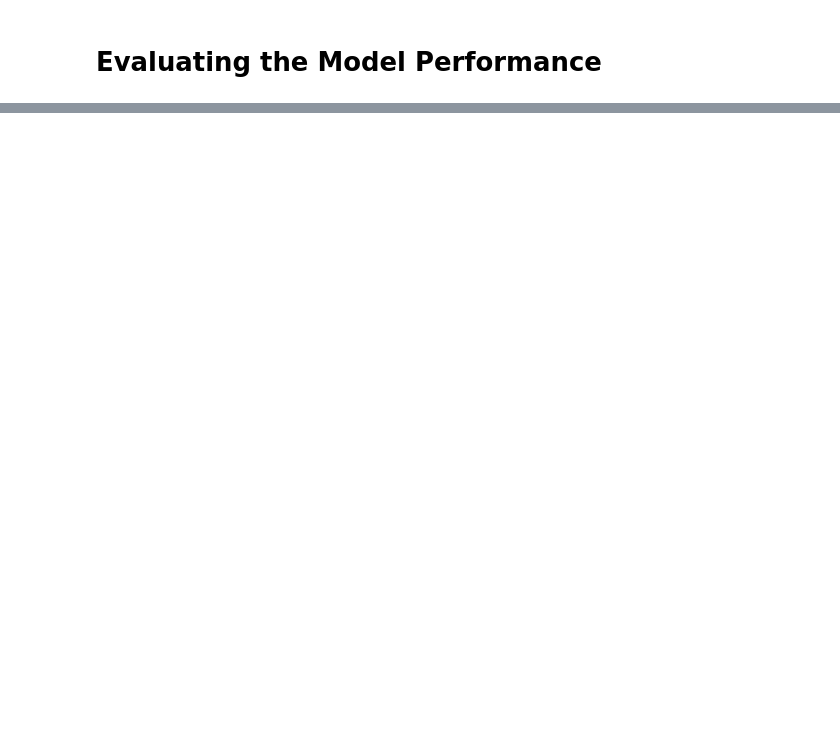
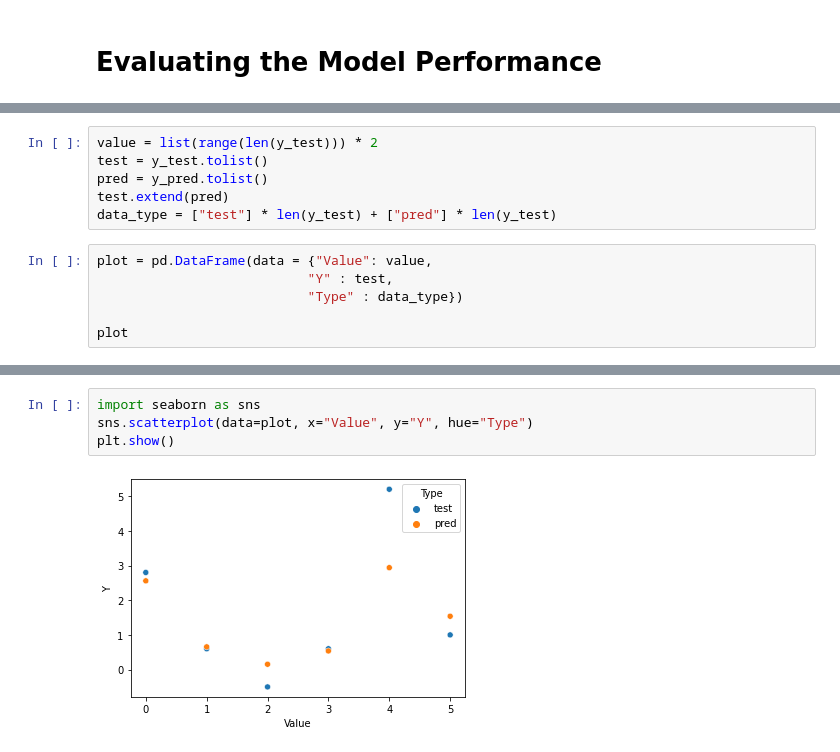
Before and after one commit to aqurid1645/1002-Proj, a Jupyter notebook: ML/Regression Code/Random Forest Regression.ipynb, the cells around one changed output, grey strips where cells are left out. Drawn from its saved outputs; the diff is of its cells as text; blank space fills up the shorter version.

Commit message:
Added Random Forest visualization

```diff
--- a/ML/Regression Code/Random Forest Regression.ipynb
+++ b/ML/Regression Code/Random Forest Regression.ipynb
@@ -58,0 +88,12 @@ mean_squared_error(y_test, y_pred, squared = False)
+# %%
+value = list(range(len(y_test))) * 2
+test = y_test.tolist()
+pred = y_pred.tolist()
+test.extend(pred)
+data_type = ["test"] * len(y_test) + ["pred"] * len(y_test)
+# %%
+plot = pd.DataFrame(data = {"Value": value,
+                           "Y" : test,
+                           "Type" : data_type})
+
+plot
@@ -58,0 +114,6 @@ mean_squared_error(y_test, y_pred, squared = False)
+# %%
+import seaborn as sns
+sns.scatterplot(data=plot, x="Value", y="Y", hue="Type")
+plt.show()
+# %% [output]
+[figure, added]
```
Also changed, not shown: parts of 8 cells of this notebook, 1 other file.
